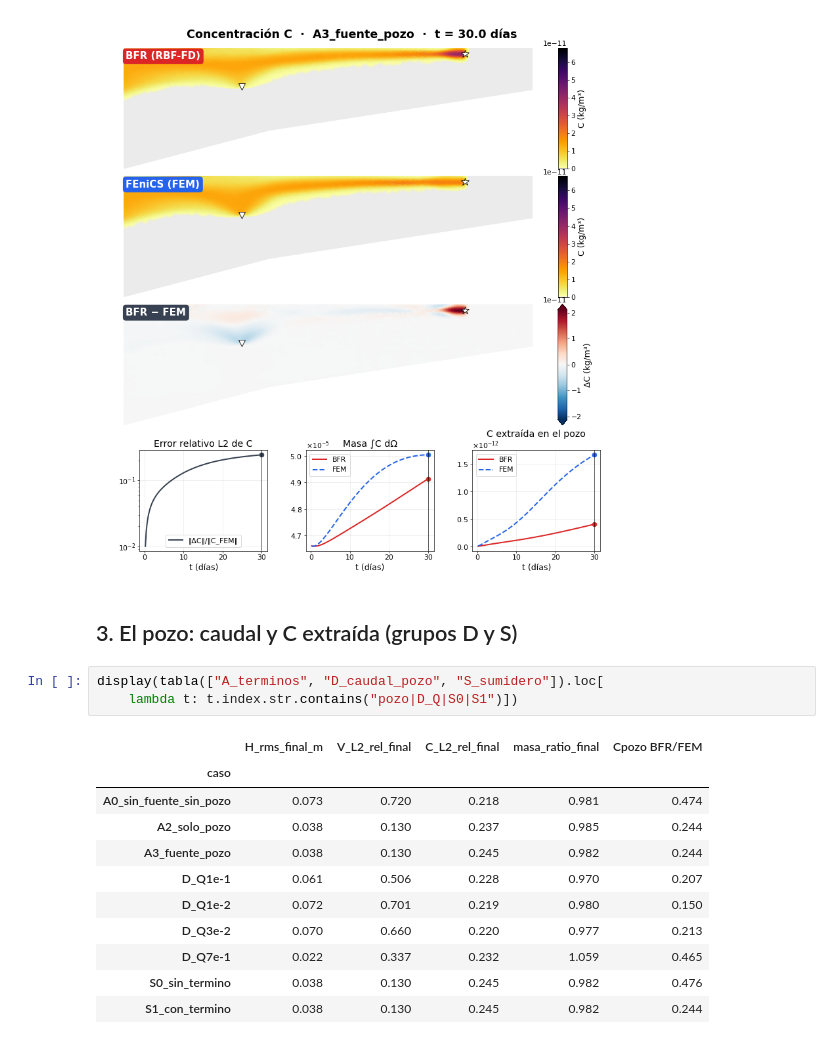
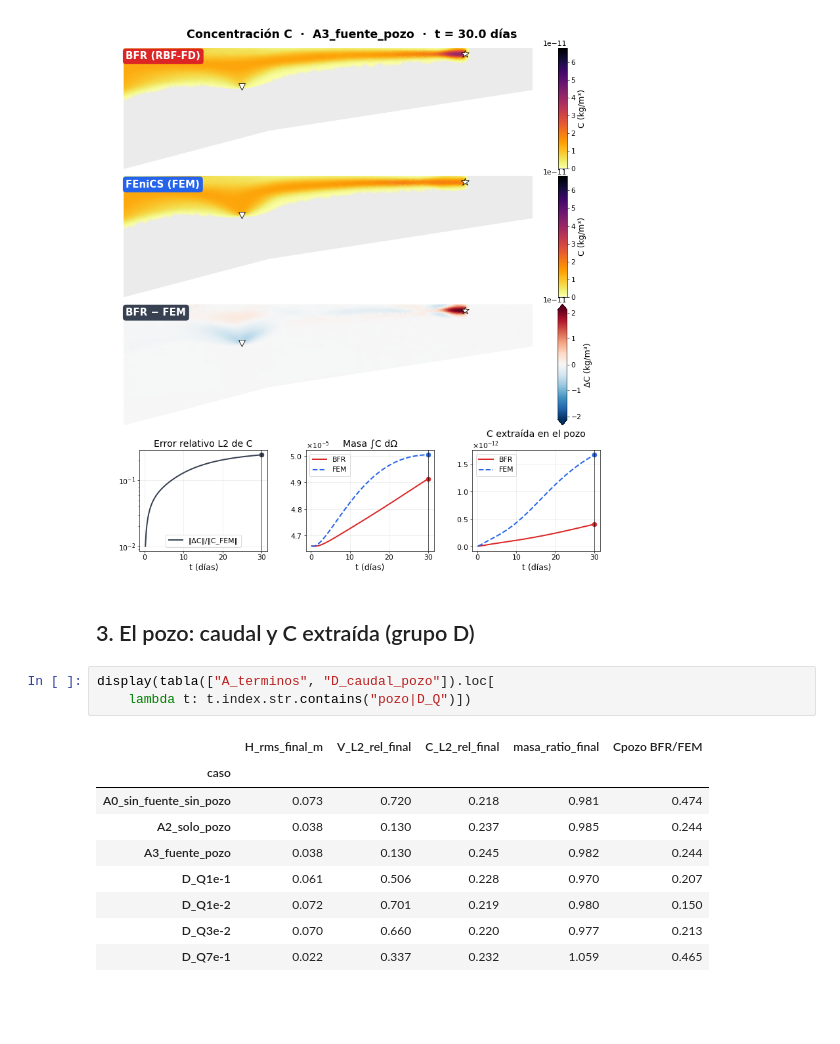
Before and after one commit to alobainalao/Doctorado, a Jupyter notebook: notebooks/1_resultados/1_resultados_experimentos.ipynb, the cells around one changed output. Cells and saved outputs as stored; diff of their text form; blank space fills up the shorter version.

```diff
--- a/notebooks/1_resultados/1_resultados_experimentos.ipynb
+++ b/notebooks/1_resultados/1_resultados_experimentos.ipynb
@@ -156,22 +147,20 @@ display(Image(filename=str(d / "comparacion_C_final.png"), width=950))
 # %% [output]
 [figure]
 # %% [markdown]
-## 3. El pozo: caudal y C extraída (grupos D y S)
+## 3. El pozo: caudal y C extraída (grupo D)
 # %%
-display(tabla(["A_terminos", "D_caudal_pozo", "S_sumidero"]).loc[
-    lambda t: t.index.str.contains("pozo|D_Q|S0|S1")])
+display(tabla(["A_terminos", "D_caudal_pozo"]).loc[
+    lambda t: t.index.str.contains("pozo|D_Q")])
 # %% [output]
 |  | H_rms_final_m | V_L2_rel_final | C_L2_rel_final | masa_ratio_final | Cpozo BFR/FEM |
 | caso |  |  |  |  |  |
 | A0_sin_fuente_sin_pozo | 0.073 | 0.720 | 0.218 | 0.981 | 0.474 |
 | A2_solo_pozo | 0.038 | 0.130 | 0.237 | 0.985 | 0.244 |
 | A3_fuente_pozo | 0.038 | 0.130 | 0.245 | 0.982 | 0.244 |
 | D_Q1e-1 | 0.061 | 0.506 | 0.228 | 0.970 | 0.207 |
 | D_Q1e-2 | 0.072 | 0.701 | 0.219 | 0.980 | 0.150 |
 | D_Q3e-2 | 0.070 | 0.660 | 0.220 | 0.977 | 0.213 |
 | D_Q7e-1 | 0.022 | 0.337 | 0.232 | 1.059 | 0.465 |
-| S0_sin_termino | 0.038 | 0.130 | 0.245 | 0.982 | 0.476 |
-| S1_con_termino | 0.038 | 0.130 | 0.245 | 0.982 | 0.244 |
 # %% [markdown]
 * El 24-oct, con $W_-$ activo, **BFR extraía unas 4 veces menos C que FEM** (A3: 0.24). Con el pozo
   apagado, en el mismo punto la razón es 0.47–0.83: la pluma llega casi igual, así que la brecha estaba en el
```
Also changed, not shown: parts of 8 cells of this notebook, 19 other files.
